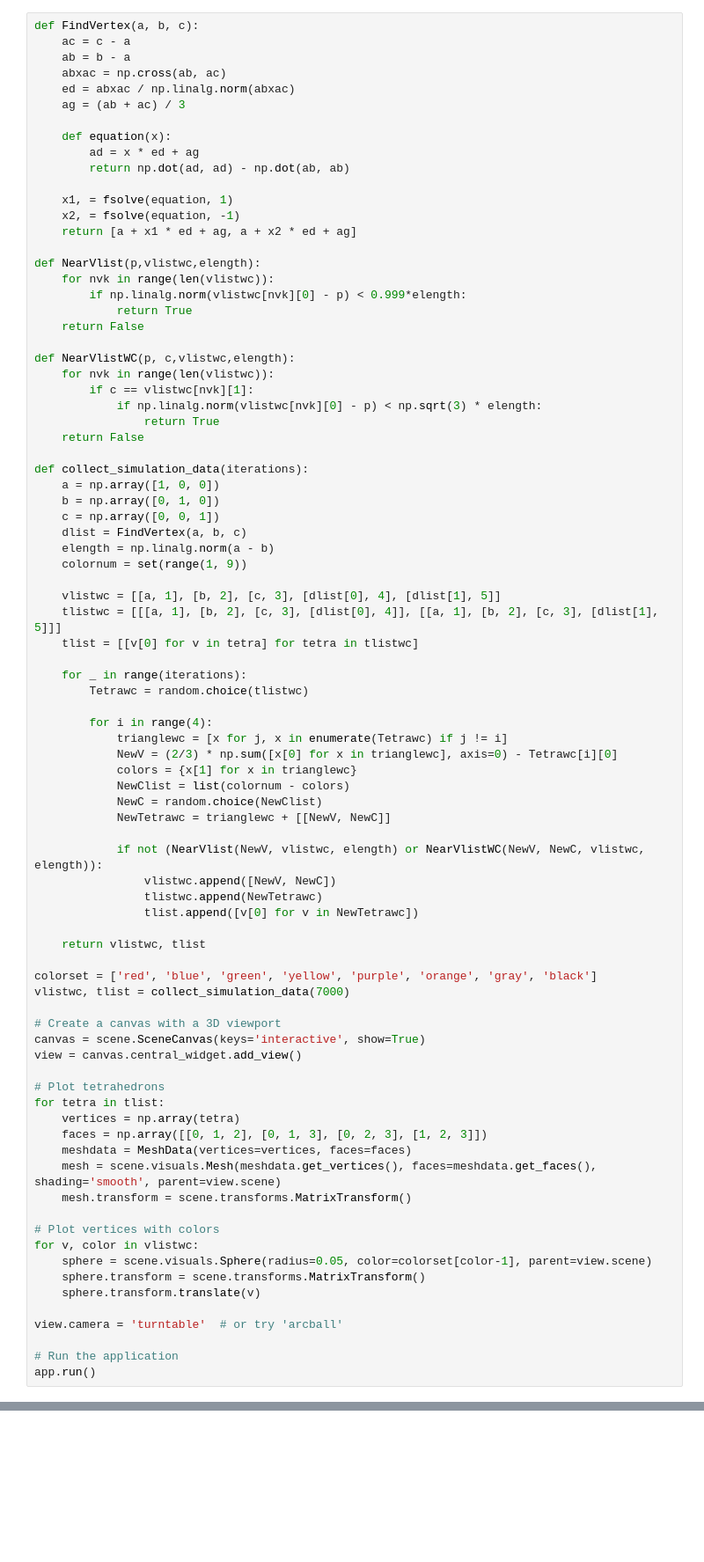
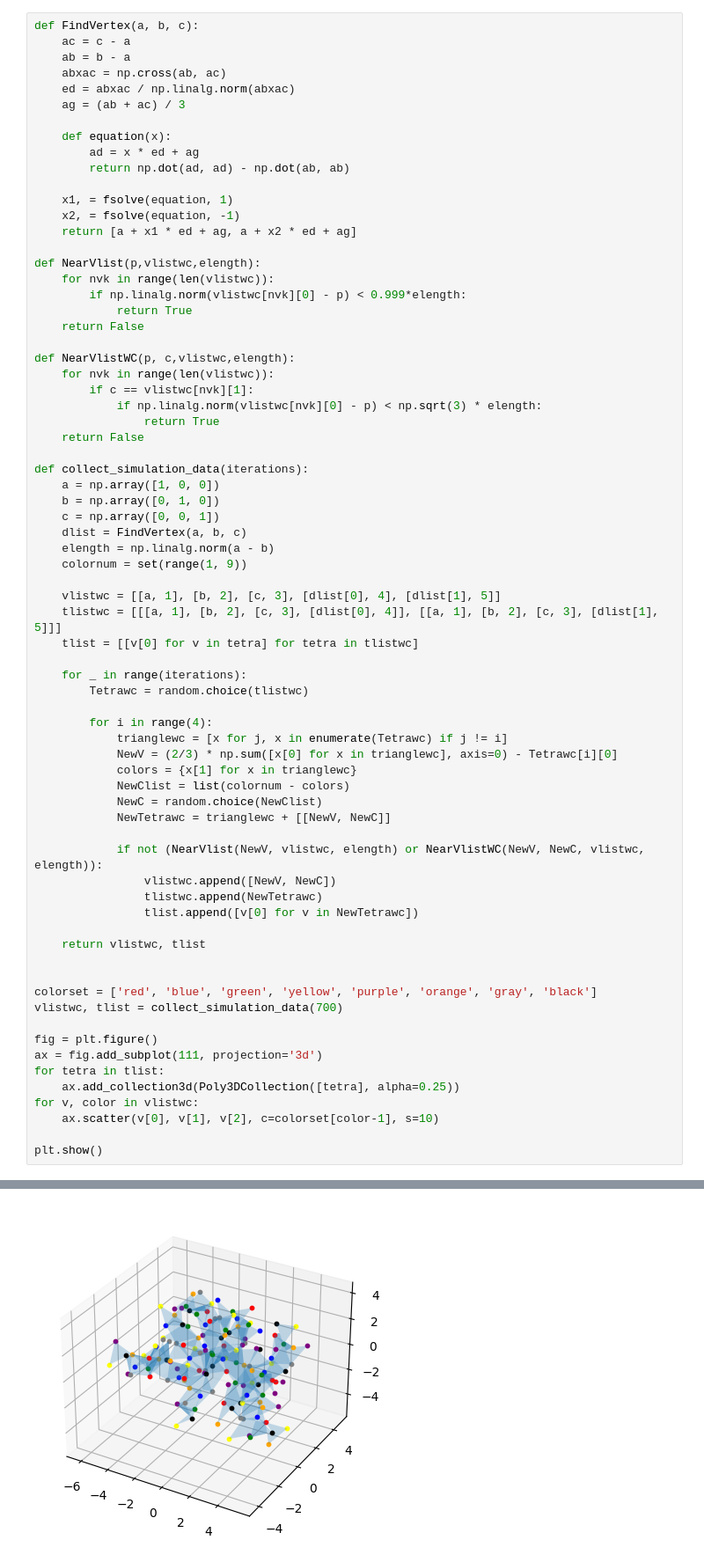
Before and after one commit to M-Hiro-tex/lss_modeling, a Jupyter notebook: random_generationOf_regularTetrahedra.ipynb, the cells around one changed output, grey strips where cells are left out. Shown at 88% size. Saved outputs shown, nothing was run; the diff lists cells and outputs as text; blank space fills up the shorter version.

```diff
--- a/random_generationOf_regularTetrahedra.ipynb
+++ b/random_generationOf_regularTetrahedra.ipynb
@@ -91,29 +70,16 @@ def collect_simulation_data(iterations):
 
     return vlistwc, tlist
 
+
 colorset = ['red', 'blue', 'green', 'yellow', 'purple', 'orange', 'gray', 'black']
-vlistwc, tlist = collect_simulation_data(7000)
+vlistwc, tlist = collect_simulation_data(700)
 
-# Create a canvas with a 3D viewport
-canvas = scene.SceneCanvas(keys='interactive', show=True)
-view = canvas.central_widget.add_view()
+fig = plt.figure()
+ax = fig.add_subplot(111, projection='3d')
+for tetra in tlist:
+    ax.add_collection3d(Poly3DCollection([tetra], alpha=0.25))
+for v, color in vlistwc:
+    ax.scatter(v[0], v[1], v[2], c=colorset[color-1], s=10)
 
-# Plot tetrahedrons
-for tetra in tlist:
-    vertices = np.array(tetra)
-    faces = np.array([[0, 1, 2], [0, 1, 3], [0, 2, 3], [1, 2, 3]])
-    meshdata = MeshData(vertices=vertices, faces=faces)
-    mesh = scene.visuals.Mesh(meshdata.get_vertices(), faces=meshdata.get_faces(), shading='smooth', parent=view.scene)
-    mesh.transform = scene.transforms.MatrixTransform()
-
-# Plot vertices with colors
-for v, color in vlistwc:
-    sphere = scene.visuals.Sphere(radius=0.05, color=colorset[color-1], parent=view.scene)
-    sphere.transform = scene.transforms.MatrixTransform()
-    sphere.transform.translate(v)
-
-view.camera = 'turntable'  # or try 'arcball'
-
-# Run the application
-app.run()
+plt.show()
 # %% [output]
@@ -132,0 +86 @@ RuntimeError: ignored
+[figure, added]
```
Also changed, not shown: parts of 3 cells of this notebook.
